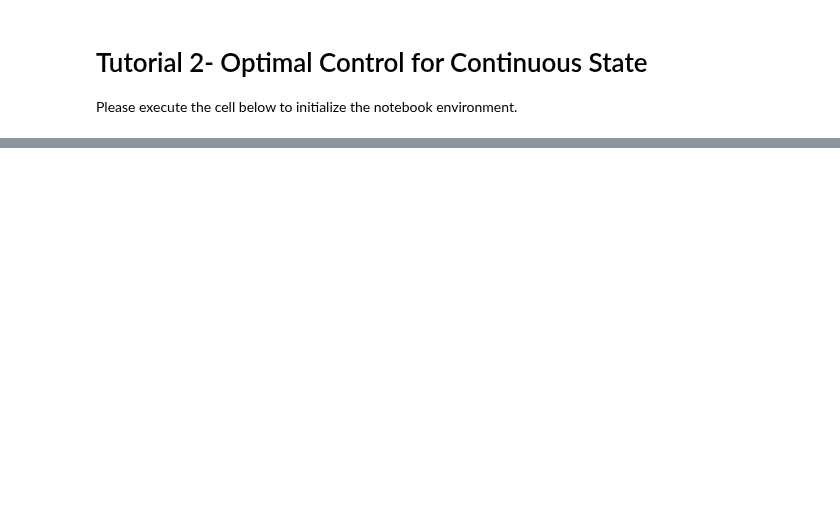
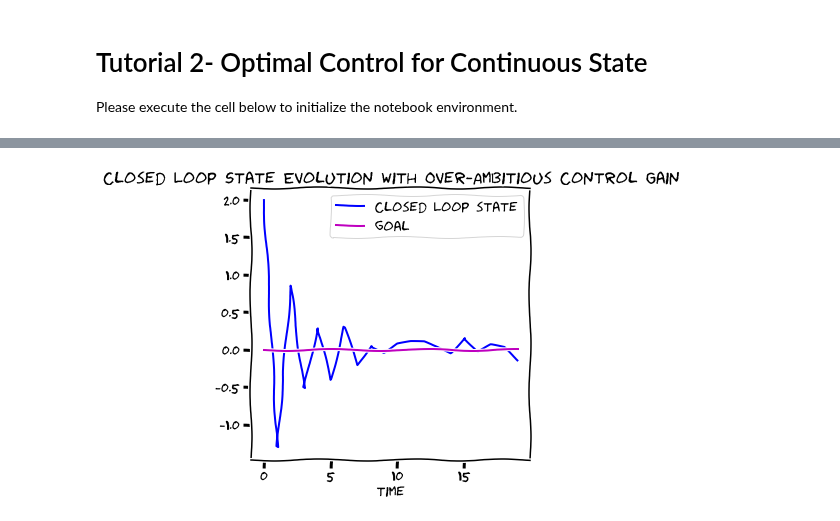
Before and after one commit to zhengww/NeuroMatchAcademy, a Jupyter notebook: Tutorial2_optimal_control_continuous.ipynb, the cells around one changed output, grey strips where cells are left out. Saved outputs shown, nothing was run; the diff lists cells and outputs as text; code cells hidden in the pictures; blank space fills up the shorter version.

```diff
--- a/Tutorial2_optimal_control_continuous.ipynb
+++ b/Tutorial2_optimal_control_continuous.ipynb
@@ -612,0 +227,19 @@ class MyKalmanFilter():
+# %%
+# Over-ambitious control gain
+################################################################################
+## Insert your code here to:
+##      create a constant control gain that causes oscillations in the state evolution
+################################################################################
+# L = -np.ones(T) * (min_error_controlgain + ??)
+
+# to_remove solution
+L = -np.ones(T) * (min_error_controlgain+0.4)
+
+s_closed_loop, a_closed_loop = lds.dynamics_closedloop_solution(D, B, L)
+with plt.xkcd():
+    fig = plt.figure(figsize=(5, 5))
+    plot_vs_time(s_closed_loop,'Closed Loop state','b',goal)
+    plt.title('Closed Loop State Evolution with Over-Ambitious Control Gain')
+    plt.show()
+# %% [output]
+[figure, added]
```
Also changed, not shown: parts of 89 cells of this notebook, 1 other file.
